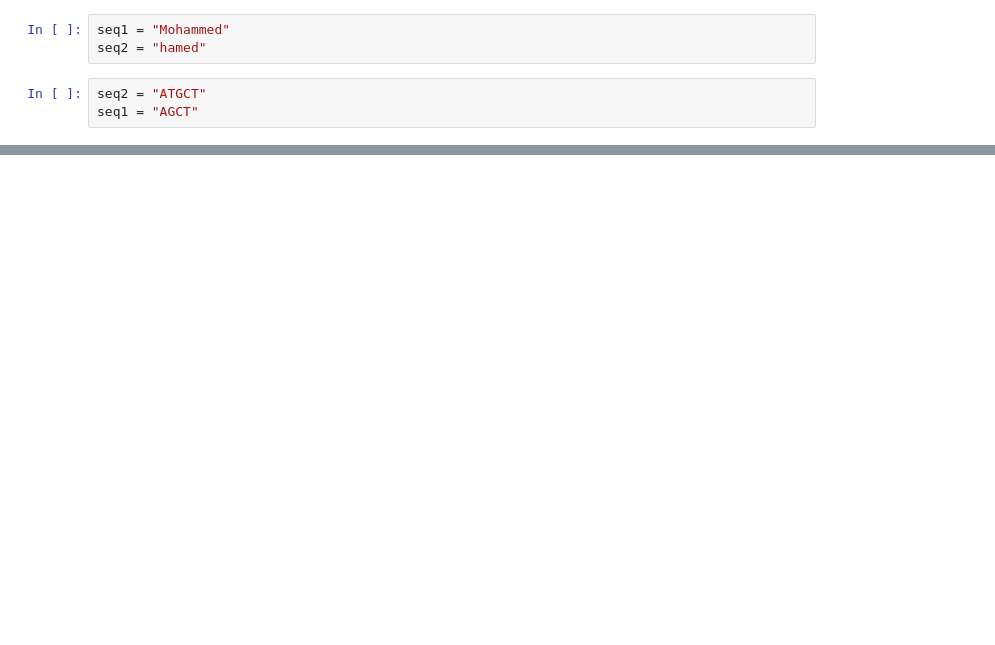
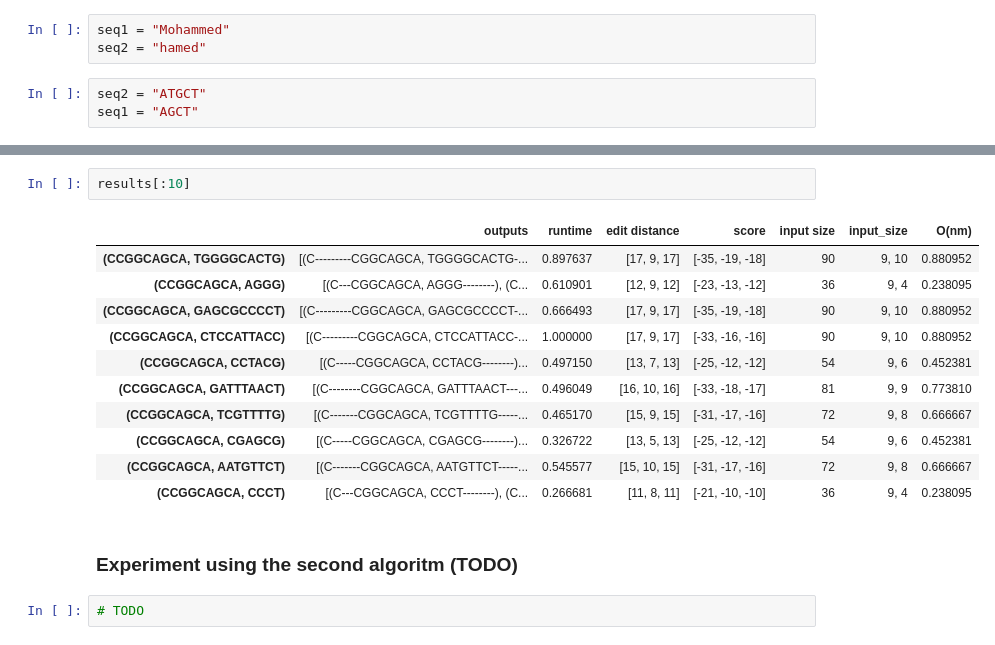
Before and after one commit to MohammedAljahdali/GlobalSequenceAlignment, a Jupyter notebook: sequence.ipynb, the cells around one changed output, grey strips where cells are left out. Drawn from its saved outputs; the diff is of its cells as text; blank space fills up the shorter version.

```diff
--- a/sequence.ipynb
+++ b/sequence.ipynb
@@ -115,0 +313,18 @@ array([[  0.,  -2.,  -4.,  -6.,  -8., -10.],
+# %%
+results[:10]
+# %% [output]
+|  | outputs | runtime | edit distance | score | input size | input_size | O(nm) |
+| (CCGGCAGCA, TGGGGCACTG) | [(C---------CGGCAGCA, TGGGGCACTG-... | 0.897637 | [17, 9, 17] | [-35, -19, -18] | 90 | 9, 10 | 0.880952 |
+| (CCGGCAGCA, AGGG) | [(C---CGGCAGCA, AGGG--------), (C... | 0.610901 | [12, 9, 12] | [-23, -13, -12] | 36 | 9, 4 | 0.238095 |
+| (CCGGCAGCA, GAGCGCCCCT) | [(C---------CGGCAGCA, GAGCGCCCCT-... | 0.666493 | [17, 9, 17] | [-35, -19, -18] | 90 | 9, 10 | 0.880952 |
+| (CCGGCAGCA, CTCCATTACC) | [(C---------CGGCAGCA, CTCCATTACC-... | 1.000000 | [17, 9, 17] | [-33, -16, -16] | 90 | 9, 10 | 0.880952 |
+| (CCGGCAGCA, CCTACG) | [(C-----CGGCAGCA, CCTACG--------)... | 0.497150 | [13, 7, 13] | [-25, -12, -12] | 54 | 9, 6 | 0.452381 |
+| (CCGGCAGCA, GATTTAACT) | [(C--------CGGCAGCA, GATTTAACT---... | 0.496049 | [16, 10, 16] | [-33, -18, -17] | 81 | 9, 9 | 0.773810 |
+| (CCGGCAGCA, TCGTTTTG) | [(C-------CGGCAGCA, TCGTTTTG-----... | 0.465170 | [15, 9, 15] | [-31, -17, -16] | 72 | 9, 8 | 0.666667 |
+| (CCGGCAGCA, CGAGCG) | [(C-----CGGCAGCA, CGAGCG--------)... | 0.326722 | [13, 5, 13] | [-25, -12, -12] | 54 | 9, 6 | 0.452381 |
+| (CCGGCAGCA, AATGTTCT) | [(C-------CGGCAGCA, AATGTTCT-----... | 0.545577 | [15, 10, 15] | [-31, -17, -16] | 72 | 9, 8 | 0.666667 |
+| (CCGGCAGCA, CCCT) | [(C---CGGCAGCA, CCCT--------), (C... | 0.266681 | [11, 8, 11] | [-21, -10, -10] | 36 | 9, 4 | 0.238095 |
+# %% [markdown]
+### Experiment using the second algoritm (TODO)
+# %%
+# TODO
```
Also changed, not shown: parts of 22 cells of this notebook.
